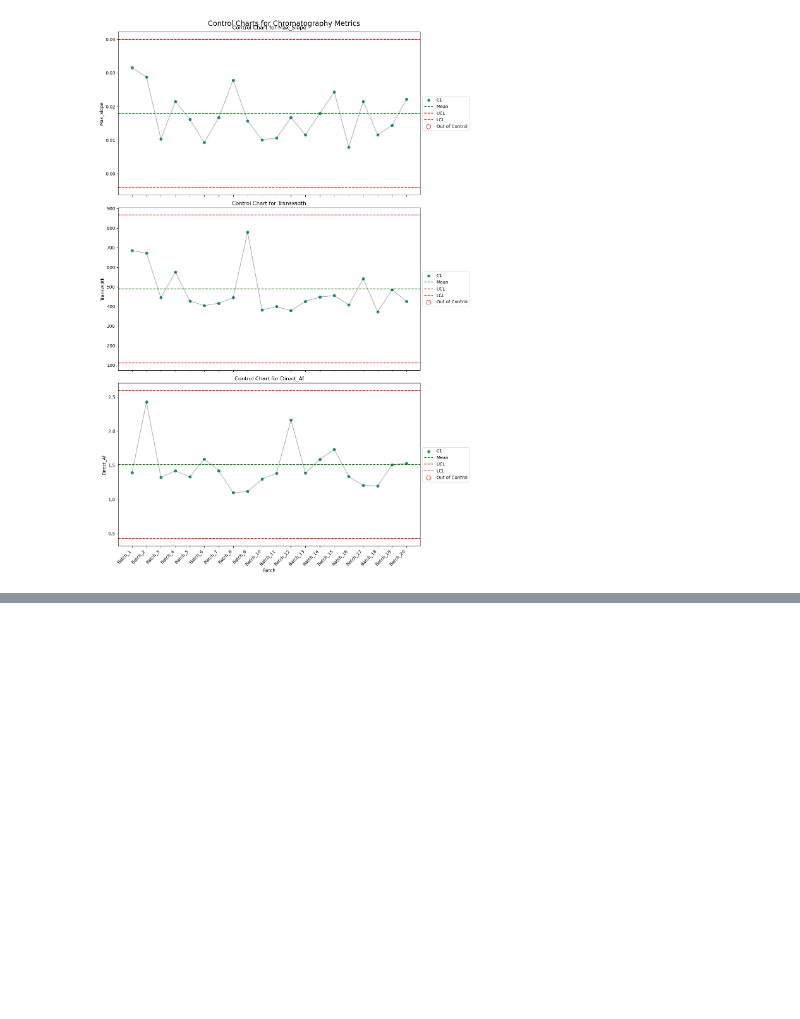
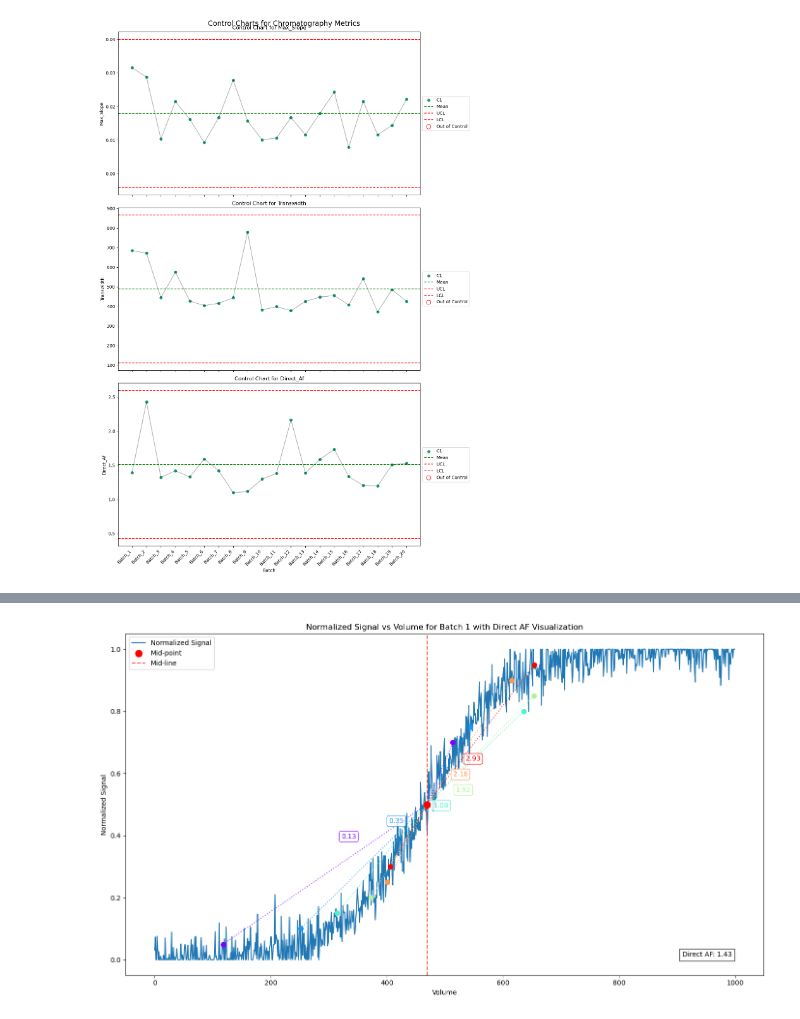
Before and after one commit to vincentgaul/direct_transitional_analysis, a Jupyter notebook: TA.ipynb, the cells around one changed output, grey strips where cells are left out. Cells and saved outputs as stored; diff of their text form; code cells hidden in the pictures; blank space fills up the shorter version.

```diff
--- a/TA.ipynb
+++ b/TA.ipynb
@@ -177,0 +314,92 @@ create_control_charts(results, control_limits, df_final)
+# %%
+import numpy as np
+import matplotlib.pyplot as plt
+import seaborn as sns
+from scipy.interpolate import interp1d
+
+def normalize_signal(signal):
+    return (signal - signal.min()) / (signal.max() - signal.min())
+
+
+def calculate_and_plot_direct_af(df, batch_number):
+    # Filter the data for the specified batch
+    batch_data = df[df['Batch'] == f'Batch_{batch_number}']
+
+    # Sort the data by Volume
+    batch_data = batch_data.sort_values('Volume')
+
+    # Extract volume and signal data
+    volume = batch_data['Volume'].values
+    signal = batch_data['Signal'].values
+
+    # Normalize the signal
+    normalized_signal = normalize_signal(signal)
+
+    # Create interpolation function
+    interp_func = interp1d(normalized_signal, volume, kind='linear')
+
+    # Define thresholds
+    thresholds_low = [0.05, 0.10, 0.15, 0.20, 0.25, 0.30]
+    thresholds_high = [0.70, 0.75, 0.80, 0.85, 0.90, 0.95]
+
+    # Calculate cv_mid
+    cv_mid = interp_func(0.5)
+
+    # Calculate ratios and Direct AF
+    ratios = []
+    for low, high in zip(thresholds_low, thresholds_high):
+        cv_a = interp_func(low)
+        cv_b = interp_func(high)
+        ratios.append((cv_b - cv_mid) / (cv_mid - cv_a))
+
+    direct_af = np.mean(ratios)
+
+    # Create the plot
+    plt.figure(figsize=(14, 8))
+
+    # Plot the normalized signal
+    sns.lineplot(x=volume, y=normalized_signal, label='Normalized Signal')
+
+    # Highlight the mid-point
+    plt.scatter(cv_mid, 0.5, color='red', s=100, zorder=5, label='Mid-point')
+
+    # Add vertical line at mid-point
+    plt.axvline(x=cv_mid, color='red', linestyle='--', alpha=0.7, label='Mid-line')
+
+    # Highlight the threshold points and add ratio values
+    colors = plt.cm.rainbow(np.linspace(0, 1, len(thresholds_low)))
+    for i, (low, high, ratio) in enumerate(zip(thresholds_low, thresholds_high, ratios)):
+        cv_a = interp_func(low)
+        cv_b = interp_func(high)
+        plt.scatter([cv_a, cv_b], [low, high], color=colors[i], s=50, zorder=5)
+        plt.plot([cv_a, cv_mid, cv_b], [low, 0.5, high], color=colors[i], linestyle=':', alpha=0.7)
+
+        # Add ratio value to the plot
+        mid_x = (cv_a + cv_b) / 2
+        mid_y = (low + high) / 2
+        plt.annotate(f'{ratio:.2f}', (mid_x, mid_y), color=colors[i],
+                     xytext=(5, 5), textcoords='offset points',
+                     bbox=dict(boxstyle="round,pad=0.3", fc="white", ec=colors[i], alpha=0.8),
+                     ha='left', va='bottom')
+
+    plt.title(f'Normalized Signal vs Volume for Batch {batch_number} with Direct AF Visualization')
+    plt.xlabel('Volume')
+    plt.ylabel('Normalized Signal')
+    plt.legend()
+
+    # Add text annotation for Direct AF value
+    plt.text(0.95, 0.05, f'Direct AF: {direct_af:.2f}',
+             horizontalalignment='right', verticalalignment='bottom',
+             transform=plt.gca().transAxes,
+             bbox=dict(facecolor='white', edgecolor='black', alpha=0.8))
+
+    plt.tight_layout()
+    plt.show()
+
+    return direct_af
+
+# Example usage:
+direct_af = calculate_and_plot_direct_af(df_final, 1)  # Plot for Batch 1
+print(f"Calculated Direct AF: {direct_af:.2f}")
+# %% [output]
+[figure, added]
```
Also changed, not shown: parts of 5 cells of this notebook.
